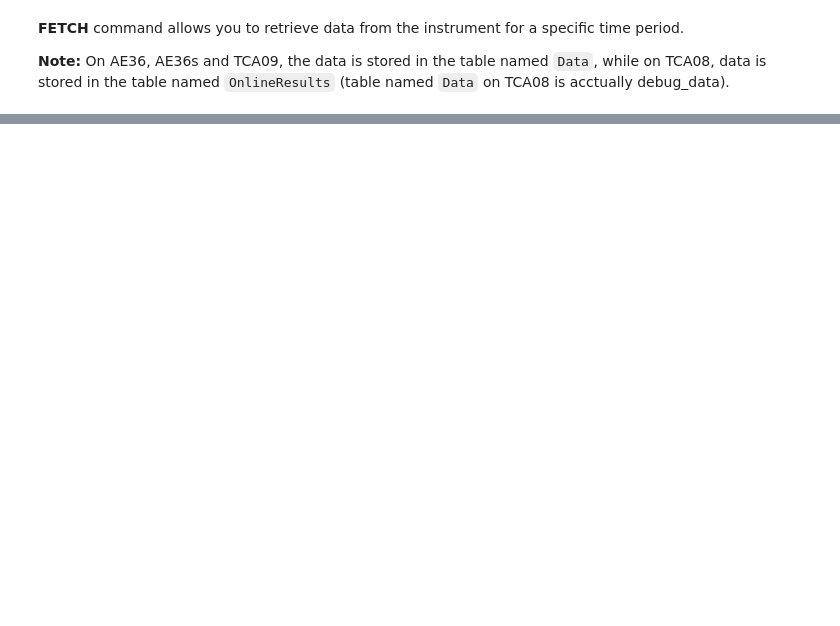
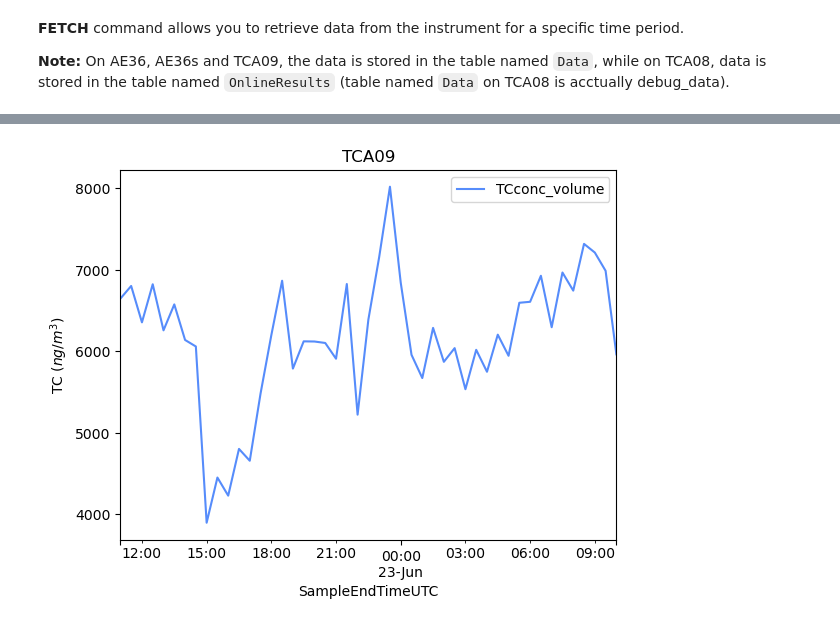
Before and after one commit to Aerosol-Magee-Scientific/aerosol-magee-pytools, a Jupyter notebook: aerosol_magee_pytools/examples/TCP-IP_ADP_AE36s_AE36_TCA08_TCA09.ipynb, the cells around one changed output, grey strips where cells are left out. Drawn from its saved outputs; the diff is of its cells as text; code cells hidden in the pictures; blank space fills up the shorter version.

Commit message:
Plot examples are added for ADP and AE33 protocols.

```diff
--- a/aerosol_magee_pytools/examples/TCP-IP_ADP_AE36s_AE36_TCA08_TCA09.ipynb
+++ b/aerosol_magee_pytools/examples/TCP-IP_ADP_AE36s_AE36_TCA08_TCA09.ipynb
@@ -17,9 +17,9 @@ from aerosol_magee_pytools.instruments.column_names import COLUMNS_AE36S, COLUMN
 from aerosol_magee_pytools.tools import dotnet_seconds_to_datetime, datetime_to_dotnet_nanoseconds
 # %%
 # IP of the instrument - change it to the actual IP address of your AE36s instrument
-instrument_ip = '10.10.10.80' # Skylab AE36s
+# instrument_ip = '10.10.10.80' # Skylab AE36s
 # instrument_ip = '10.10.10.133' # Skylab TCA08
-# instrument_ip = '10.10.10.61' # Skylab TCA09
+instrument_ip = '10.10.10.61' # Skylab TCA09
 
 timeout = 2.0  # seconds
 # %%
@@ -159,0 +163,16 @@ print(df_data)
+# %%
+# plot data
+if instrument_typ in ['AE36s', 'AE36']:
+    df_data['TimestampUTC'] = pd.to_datetime(df_data['TimestampUTC'], errors='coerce')
+    df_data.plot(x='TimestampUTC', y='BC880', title=f'{instrument_typ}', ylabel='BC ($ng/m^3$)')
+
+elif instrument_typ == 'TCA08':
+    df_data['EndTimeUTC'] = pd.to_datetime(df_data['EndTimeUTC'], errors='coerce')
+    df_data.plot(x='EndTimeUTC', y='TCconc', title=f'{instrument_typ}', ylabel='TC ($ng/m^3$)')
+
+elif instrument_typ == 'TCA09':
+    df_data = df_data[df_data['SampleEndTimeUTC'] != 0]
+    df_data['SampleEndTimeUTC'] = pd.to_datetime(df_data['SampleEndTimeUTC'], errors='coerce')
+    df_data.plot(x='SampleEndTimeUTC', y='TCconc_volume', title=f'{instrument_typ}', ylabel='TC ($ng/m^3$)')
+# %% [output]
+[figure, added]
```
Also changed, not shown: parts of 4 cells of this notebook, 1 other file.
